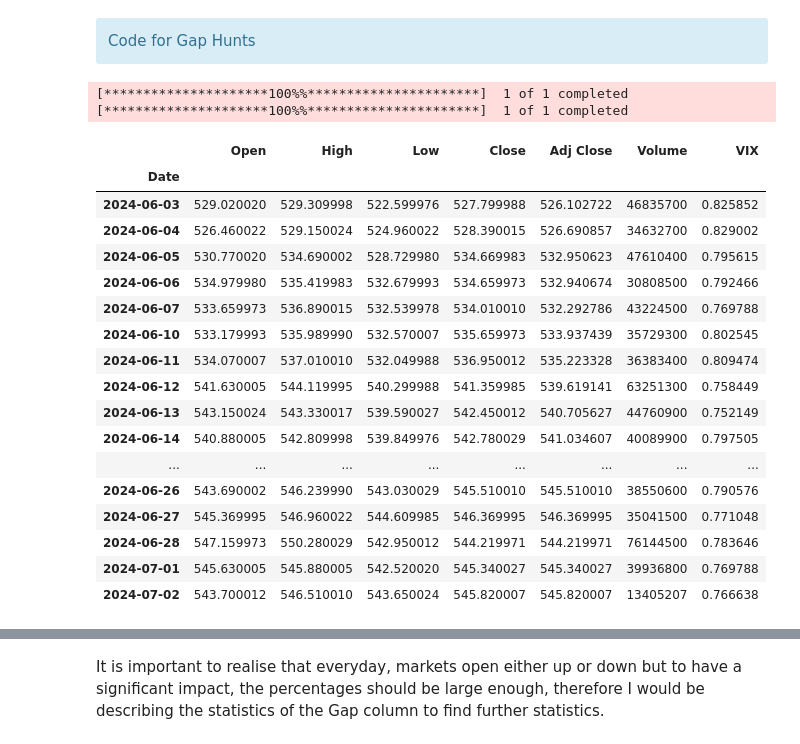
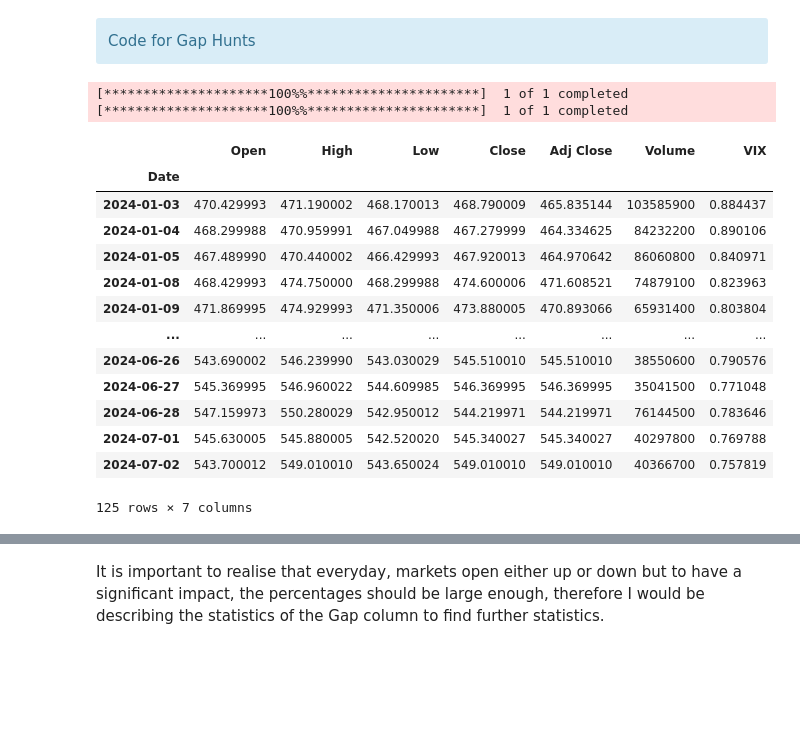
Before and after one commit to lemontang3/Python_Finance, a Jupyter notebook: Intraday_Strategies.ipynb, the cells around one changed output, grey strips where cells are left out. Cells and saved outputs as stored; diff of their text form; code cells hidden in the pictures; blank space fills up the shorter version.

```diff
--- a/Intraday_Strategies.ipynb
+++ b/Intraday_Strategies.ipynb
@@ -88,35 +88,33 @@ import matplotlib.pyplot as plt
 from datetime import timedelta
 from matplotlib import rcParams
 rcParams['figure.figsize'] = 8,6
+rcParams['font.family'] = 'serif'
 import seaborn as sb
+pd.set_option('min_rows',125)
 sb.set()
 # %%
 ## ticker = yf.download('SPY','2010-1-1') # The ticker can be changed based on what stock you want to implement the strategy on
-ticker_day = yf.download(['SPY'],period='1mo',interval='1d')
-vix = yf.download(['^VIX'],period='1mo',interval='1d') # Important to note that this is expected annualized volatility for the next 30 days, to convert it into daily volatility I will divide it by sqrt 252
+ticker_day = yf.download(['SPY'],period='6mo',interval='1d')
+vix = yf.download(['^VIX'],period='6mo',interval='1d') # Important to note that this is expected annualized volatility for the next 30 days, to convert it into daily volatility I will divide it by sqrt 252
 ticker_day['VIX'] = vix['Close']/sqrt(252)
 ticker_day
 # %% [output]
 [*********************100%%**********************]  1 of 1 completed
 [*********************100%%**********************]  1 of 1 completed
 |  | Open | High | Low | Close | Adj Close | Volume | VIX |
 | Date |  |  |  |  |  |  |  |
-| 2024-06-03 | 529.020020 | 529.309998 | 522.599976 | 527.799988 | 526.102722 | 46835700 | 0.825852 |
-| 2024-06-04 | 526.460022 | 529.150024 | 524.960022 | 528.390015 | 526.690857 | 34632700 | 0.829002 |
-| 2024-06-05 | 530.770020 | 534.690002 | 528.729980 | 534.669983 | 532.950623 | 47610400 | 0.795615 |
-| 2024-06-06 | 534.979980 | 535.419983 | 532.679993 | 534.659973 | 532.940674 | 30808500 | 0.792466 |
-| 2024-06-07 | 533.659973 | 536.890015 | 532.539978 | 534.010010 | 532.292786 | 43224500 | 0.769788 |
-| 2024-06-10 | 533.179993 | 535.989990 | 532.570007 | 535.659973 | 533.937439 | 35729300 | 0.802545 |
-| 2024-06-11 | 534.070007 | 537.010010 | 532.049988 | 536.950012 | 535.223328 | 36383400 | 0.809474 |
-| 2024-06-12 | 541.630005 | 544.119995 | 540.299988 | 541.359985 | 539.619141 | 63251300 | 0.758449 |
-| 2024-06-13 | 543.150024 | 543.330017 | 539.590027 | 542.450012 | 540.705627 | 44760900 | 0.752149 |
-| 2024-06-14 | 540.880005 | 542.809998 | 539.849976 | 542.780029 | 541.034607 | 40089900 | 0.797505 |
+| 2024-01-03 | 470.429993 | 471.190002 | 468.170013 | 468.790009 | 465.835144 | 103585900 | 0.884437 |
+| 2024-01-04 | 468.299988 | 470.959991 | 467.049988 | 467.279999 | 464.334625 | 84232200 | 0.890106 |
+| 2024-01-05 | 467.489990 | 470.440002 | 466.429993 | 467.920013 | 464.970642 | 86060800 | 0.840971 |
+| 2024-01-08 | 468.429993 | 474.750000 | 468.299988 | 474.600006 | 471.608521 | 74879100 | 0.823963 |
+| 2024-01-09 | 471.869995 | 474.929993 | 471.350006 | 473.880005 | 470.893066 | 65931400 | 0.803804 |
 | ... | ... | ... | ... | ... | ... | ... | ... |
 | 2024-06-26 | 543.690002 | 546.239990 | 543.030029 | 545.510010 | 545.510010 | 38550600 | 0.790576 |
 | 2024-06-27 | 545.369995 | 546.960022 | 544.609985 | 546.369995 | 546.369995 | 35041500 | 0.771048 |
 | 2024-06-28 | 547.159973 | 550.280029 | 542.950012 | 544.219971 | 544.219971 | 76144500 | 0.783646 |
-| 2024-07-01 | 545.630005 | 545.880005 | 542.520020 | 545.340027 | 545.340027 | 39936800 | 0.769788 |
-| 2024-07-02 | 543.700012 | 546.510010 | 543.650024 | 545.820007 | 545.820007 | 13405207 | 0.766638 |
+| 2024-07-01 | 545.630005 | 545.880005 | 542.520020 | 545.340027 | 545.340027 | 40297800 | 0.769788 |
+| 2024-07-02 | 543.700012 | 549.010010 | 543.650024 | 549.010010 | 549.010010 | 40366700 | 0.757819 |
+125 rows × 7 columns
 # %%
 ticker_day['Gap'] = ticker_day['Open']-ticker_day['Close'].shift(1)
 ticker_day
```
Also changed, not shown: parts of 28 cells of this notebook.
